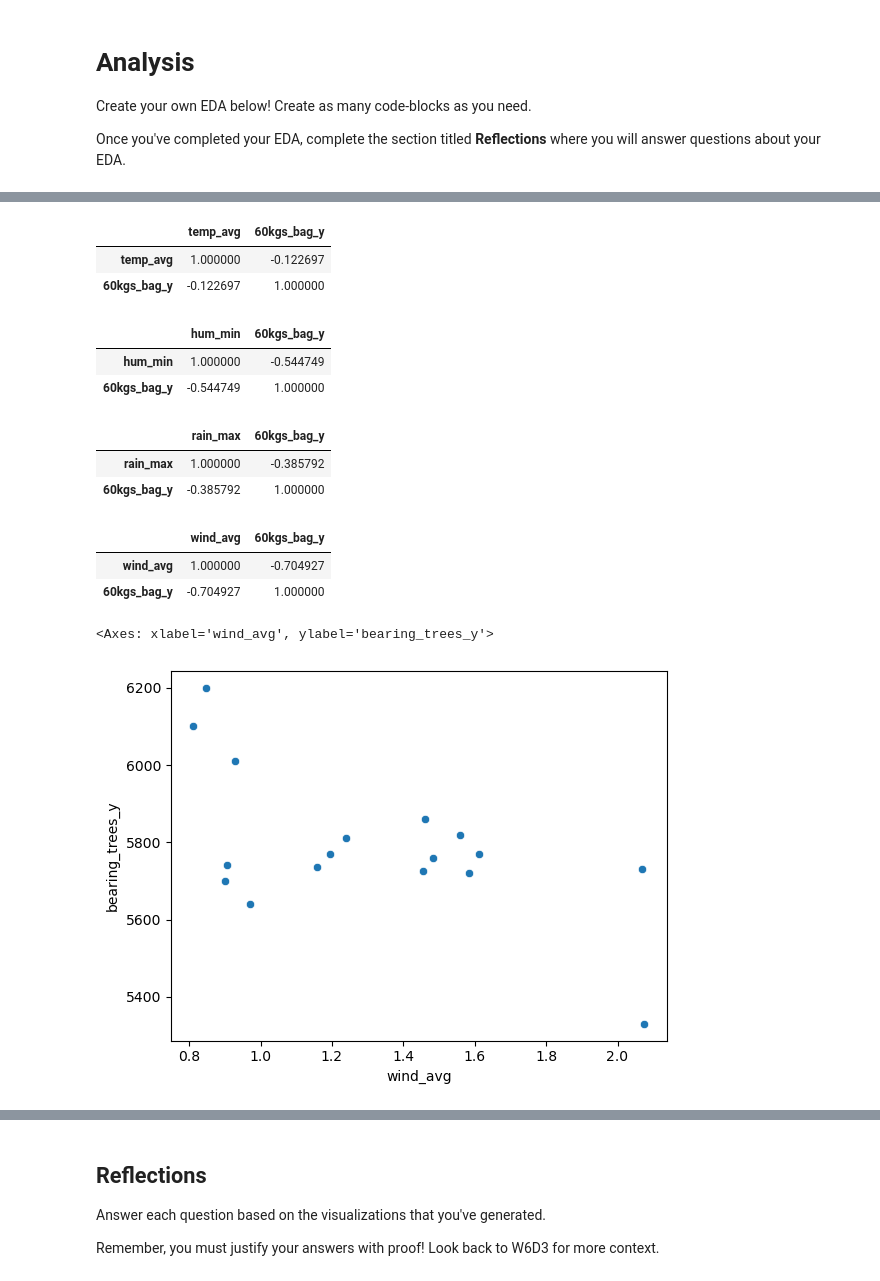
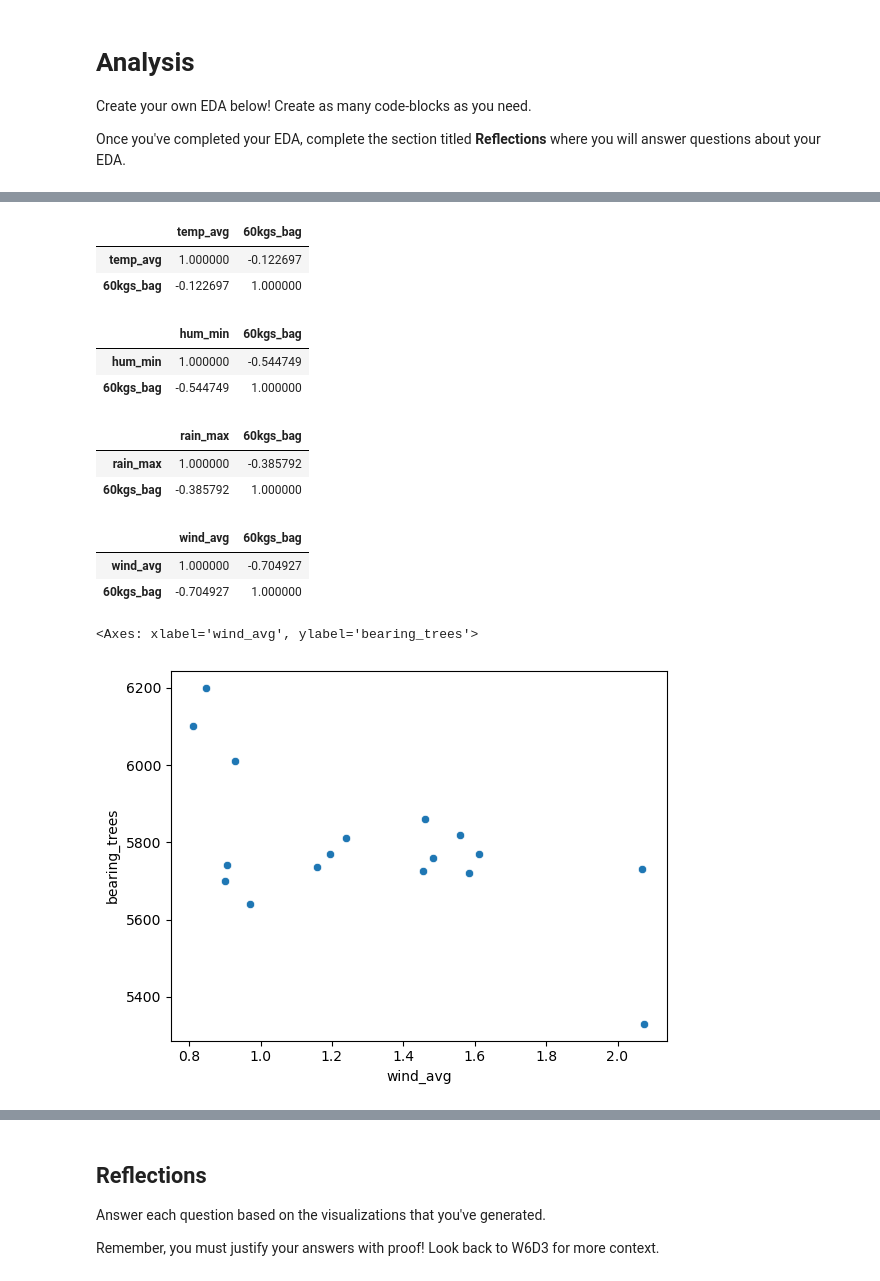
Before and after one commit to Kachi031/Coffee_Chat, a Jupyter notebook: notebooks/analysis.ipynb, the cells around one changed output, grey strips where cells are left out. Cells and saved outputs as stored; diff of their text form; code cells hidden in the pictures.

```diff
--- a/notebooks/analysis.ipynb
+++ b/notebooks/analysis.ipynb
@@ -76,32 +80,32 @@ Coffee_weather.dropna
 # %%
 # TODO: BEGIN YOUR EDA!
 
-Coffee_weather[["temp_avg","60kgs_bag_y"]].corr()
+Coffee_weather[["temp_avg","60kgs_bag"]].corr()
 # %% [output]
-|  | temp_avg | 60kgs_bag_y |
+|  | temp_avg | 60kgs_bag |
 | temp_avg | 1.000000 | -0.122697 |
-| 60kgs_bag_y | -0.122697 | 1.000000 |
+| 60kgs_bag | -0.122697 | 1.000000 |
 # %%
-Coffee_weather[["hum_min","60kgs_bag_y"]].corr()
+Coffee_weather[["hum_min","60kgs_bag"]].corr()
 # %% [output]
-|  | hum_min | 60kgs_bag_y |
+|  | hum_min | 60kgs_bag |
 | hum_min | 1.000000 | -0.544749 |
-| 60kgs_bag_y | -0.544749 | 1.000000 |
+| 60kgs_bag | -0.544749 | 1.000000 |
 # %%
-Coffee_weather[["rain_max","60kgs_bag_y"]].corr()
+Coffee_weather[["rain_max","60kgs_bag"]].corr()
 # %% [output]
-|  | rain_max | 60kgs_bag_y |
+|  | rain_max | 60kgs_bag |
 | rain_max | 1.000000 | -0.385792 |
-| 60kgs_bag_y | -0.385792 | 1.000000 |
+| 60kgs_bag | -0.385792 | 1.000000 |
 # %%
-Coffee_weather[["wind_avg","60kgs_bag_y"]].corr()
+Coffee_weather[["wind_avg","60kgs_bag"]].corr()
 # %% [output]
-|  | wind_avg | 60kgs_bag_y |
+|  | wind_avg | 60kgs_bag |
 | wind_avg | 1.000000 | -0.704927 |
-| 60kgs_bag_y | -0.704927 | 1.000000 |
+| 60kgs_bag | -0.704927 | 1.000000 |
 # %%
-sns.scatterplot(x=Coffee_weather["wind_avg"], y=Coffee_weather["bearing_trees_y"])
+sns.scatterplot(x=Coffee_weather["wind_avg"], y=Coffee_weather["bearing_trees"])
 # %% [output]
-<Axes: xlabel='wind_avg', ylabel='bearing_trees_y'>
+<Axes: xlabel='wind_avg', ylabel='bearing_trees'>
-[figure, old version]
+[figure, new version]
 # %%
```
Also changed, not shown: parts of 14 cells of this notebook, 4 other files.
